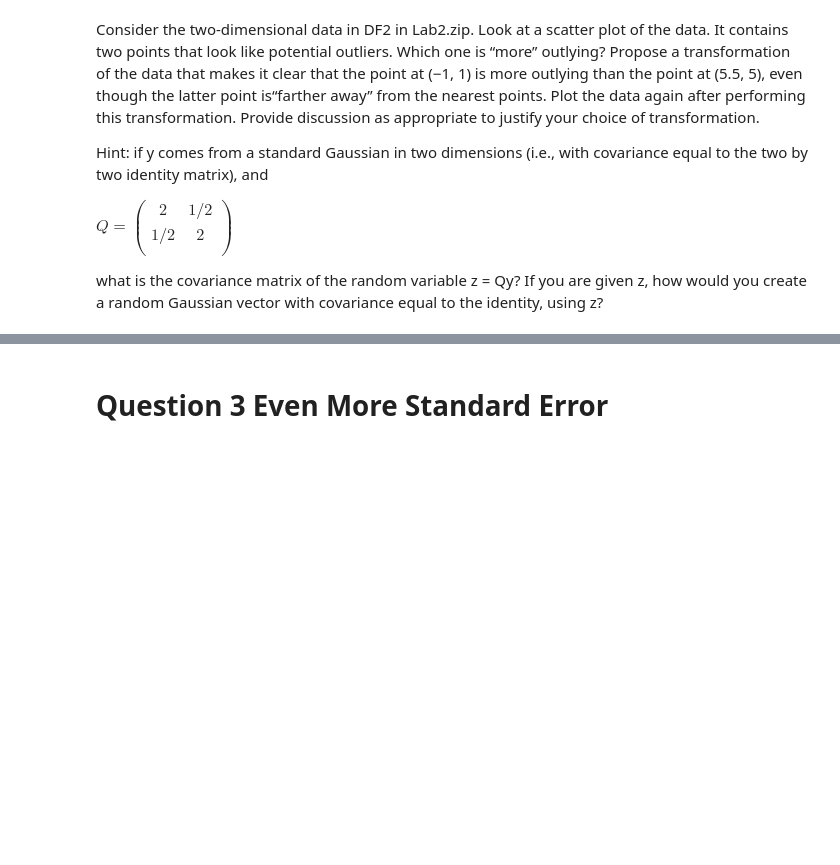
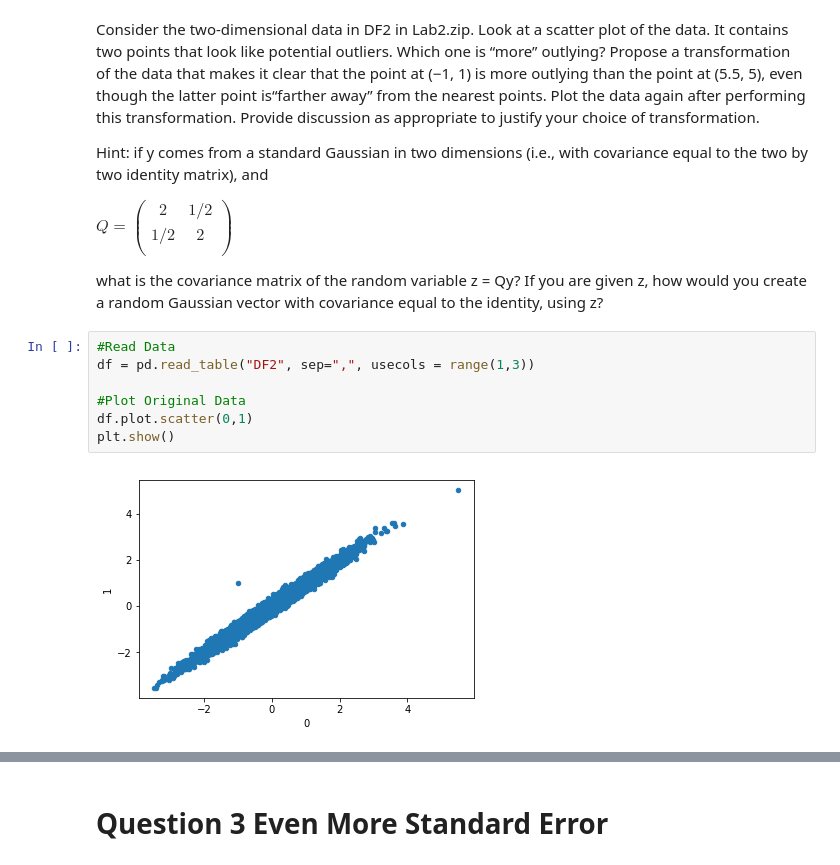
Before and after one commit to KylePolansky/EE379K-DS, a Jupyter notebook: Lab2/Lab2.ipynb, the cells around one changed output, grey strips where cells are left out. Saved outputs shown, nothing was run; the diff lists cells and outputs as text; blank space fills up the shorter version.

```diff
--- a/Lab2/Lab2.ipynb
+++ b/Lab2/Lab2.ipynb
@@ -62,3 +83,12 @@ $Q=(
 )$
 
 what is the covariance matrix of the random variable z = Qy? If you are given z, how would you create a random Gaussian vector with covariance equal to the identity, using z?
+# %%
+#Read Data
+df = pd.read_table("DF2", sep=",", usecols = range(1,3))
+
+#Plot Original Data
+df.plot.scatter(0,1)
+plt.show()
+# %% [output]
+[figure, added]
```
Also changed, not shown: parts of 7 cells of this notebook.
